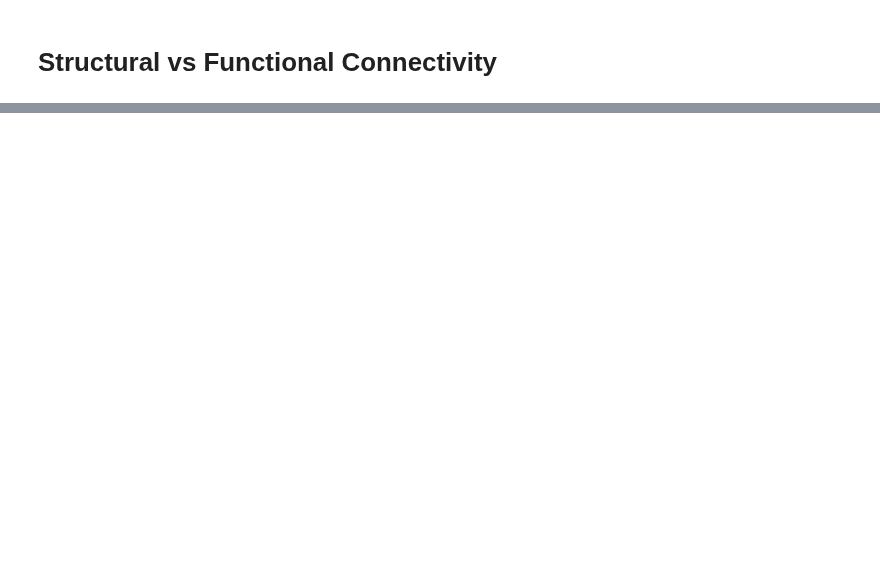
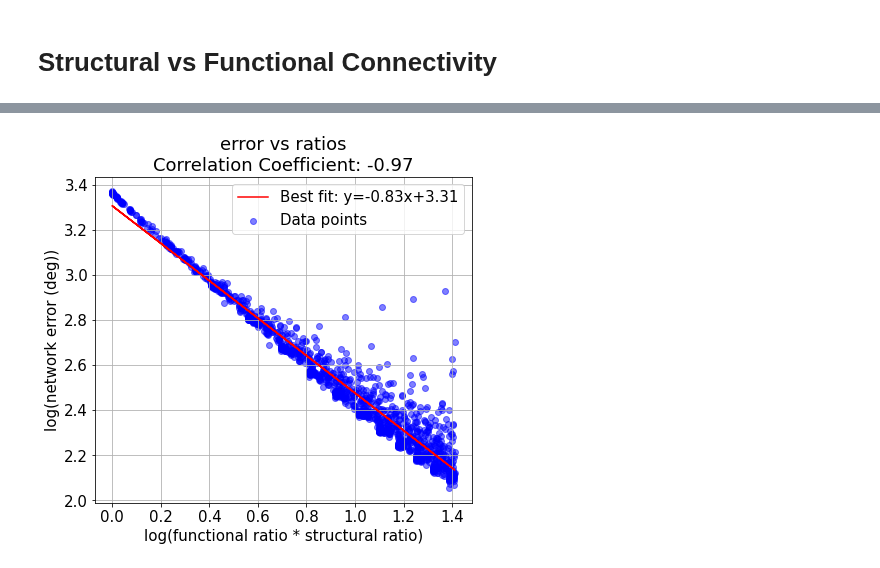
Before and after one commit to azaho/ccn_story3, a Jupyter notebook: radius.ipynb, the cells around one changed output, grey strips where cells are left out. Saved outputs shown, nothing was run; the diff lists cells and outputs as text; code cells hidden in the pictures; blank space fills up the shorter version.

```diff
--- a/radius.ipynb
+++ b/radius.ipynb
@@ -56,0 +127,45 @@ def load_network_errors(shuffle_amount, scale_factor):
+# %%
+
+x = factors.reshape(-1, 3)[:, 1]
+y = factors.reshape(-1, 3)[:, 2]
+e = factors.reshape(-1, 3)[:, 0]
+
+filter = (e<30) & (x>0.9) & (x<4.1) & (y>0.9) & (y<3.1) & (x*y<4.1)
+#filter = (e<30) & (x>0.9) & (x<5.1) & (y>0.9) & (y<5.1) & (x*y<20.1)
+#filter = np.array([True] * len(e))
+
+t = x[filter]*y[filter]
+k = e[filter]
+
+t, k = np.log(t), np.log(k)
+
+fig = plt.figure(figsize=(4.5*1.5, 4*1.5))
+plt.rc('font', **{'family': 'DejaVu Sans', 'weight': 'normal', 'size': 15})
+
+# Calculate the best-fit line
+slope, intercept = np.polyfit(t, k, 1)
+line = slope * t + intercept
+
+# Calculate the correlation coefficient
+corr_coeff = np.corrcoef(t, k)[0, 1]
+
+# Create a scatter plot
+plt.scatter(t, k, label='Data points', color='blue', alpha=0.5)
+
+# Create a line plot for the best-fit line
+plt.plot(t, line, label=f'Best fit: y={slope:.2f}x+{intercept:.2f}', color='red')
+
+# Add labels and a legend
+plt.xlabel('log(functional ratio * structural ratio)')
+plt.ylabel('log(network error (deg))')
+plt.title(f'error vs ratios\nCorrelation Coefficient: {corr_coeff:.2f}')
+plt.legend()
+
+#plt.ylim(5, 30)
+#plt.xlim(0.5, 15)
+
+# Show the plot
+plt.grid(True)
+plt.show()
+# %% [output]
+[figure, added]
```
Also changed, not shown: parts of 4 cells of this notebook, 4 other files.
